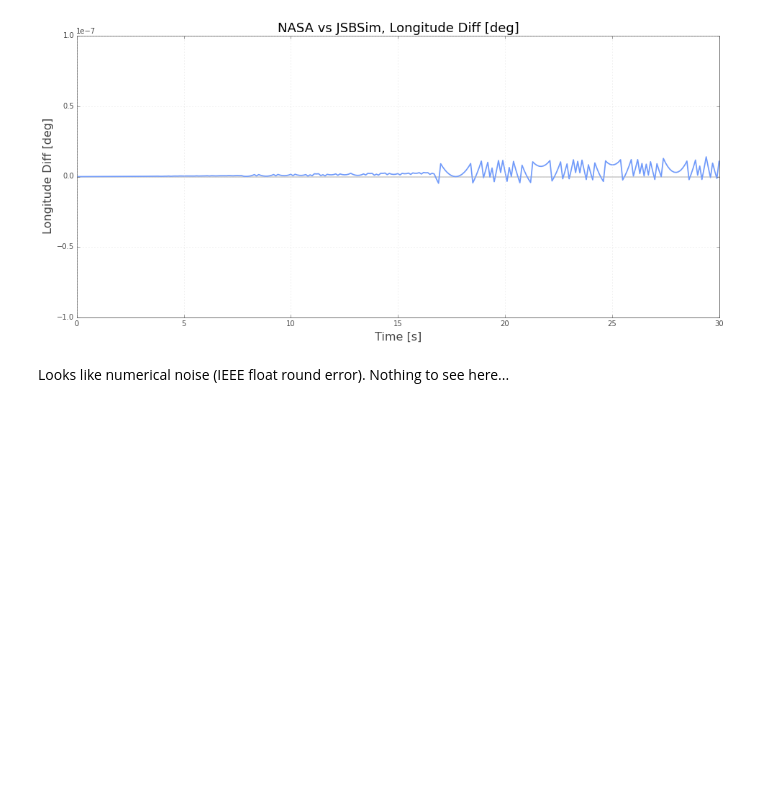
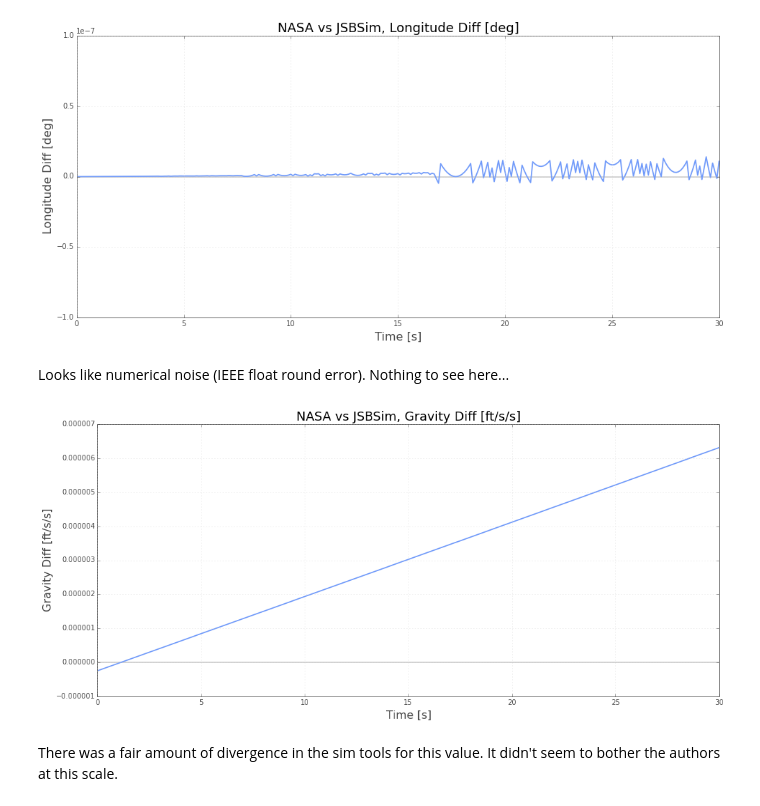
Before and after one commit to open-aerospace/jsbsim-nasa-test-cases, a Jupyter notebook: case-01-dragless_sphere/results.ipynb, the cells around one changed output. Drawn from its saved outputs; the diff is of its cells as text; code cells hidden in the pictures; blank space fills up the shorter version.

Commit message:
Diff local gravity

```diff
--- a/case-01-dragless_sphere/results.ipynb
+++ b/case-01-dragless_sphere/results.ipynb
@@ -12,6 +12,7 @@ columns = loadtxt("test/NASA-testcase_atmos_01.csv", delimiter=',', unpack=True)
 n_times              = columns[0]
 n_altitudeMsl        = columns[1]
 n_longitude          = columns[2]
+n_localGravity       = columns[5]
 
 ax = plt.figure(figsize=(16,9))
 plt.title(r"NASA Reference Data, Altitude MSL [feet]")
@@ -86,3 +87,16 @@ plt.show()
 [figure]
 # %% [markdown]
 Looks like numerical noise (IEEE float round error). Nothing to see here...
+# %%
+ax = plt.figure(figsize=(16,7))
+plt.title(r"NASA vs JSBSim, Gravity Diff [ft/s/s]")
+plt.ylabel(r"Gravity Diff [ft/s/s]")
+plt.xlabel(r"Time [s]")
+plt.plot([0,30], [0,0], color='k', alpha=0.2)
+plt.plot(j_times, j_localGravity-n_localGravity, color='#709afa')
+ax.axes[0].set_xlim([0,30])
+plt.show()
+# %% [output]
+[figure, added]
+# %% [markdown]
+There was a fair amount of divergence in the sim tools for this value. It didn't seem to bother the authors at this scale.
```
Also changed, not shown: 2 other files.
